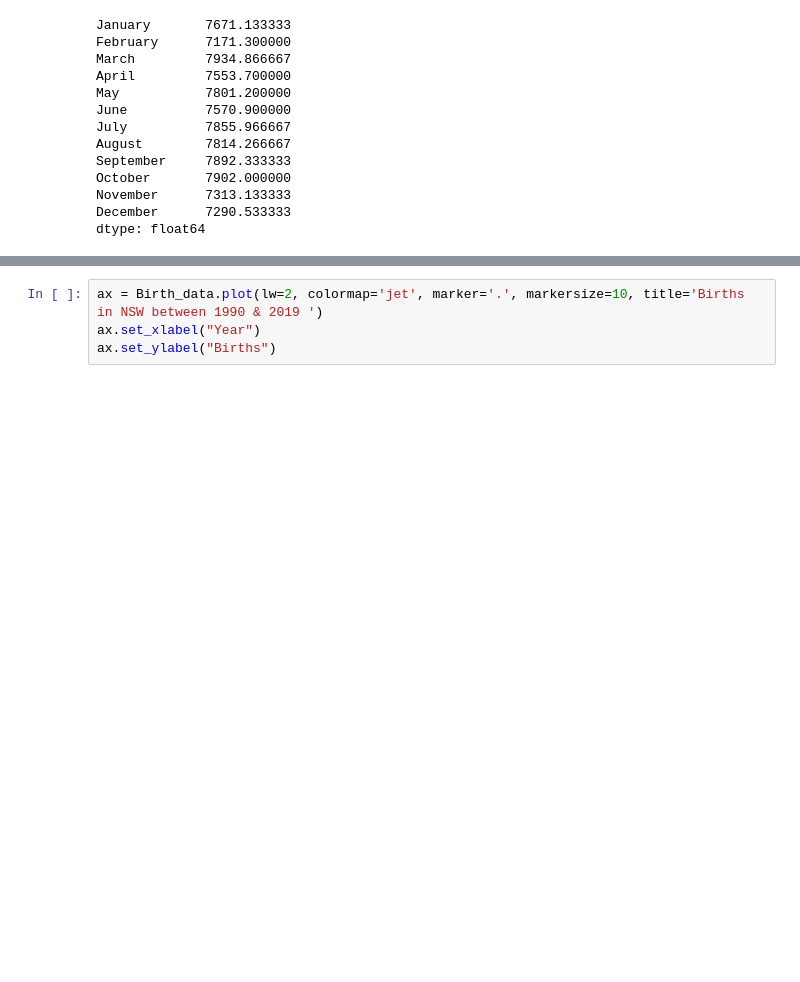
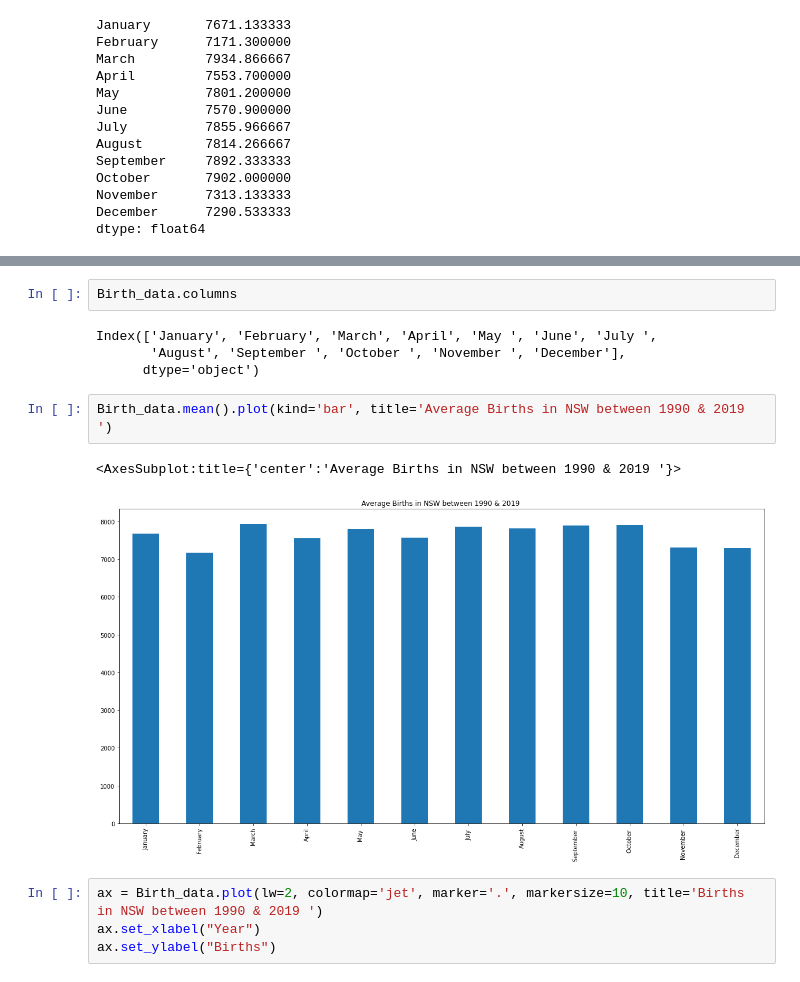
Before and after one commit to JordanLewisStudio/Data_project, a Jupyter notebook: data_project.ipynb, the cells around one changed output, grey strips where cells are left out. Cells and saved outputs as stored; diff of their text form; blank space fills up the shorter version.

```diff
--- a/data_project.ipynb
+++ b/data_project.ipynb
@@ -101,3 +146,14 @@ dtype: float64
+# %%
+Birth_data.columns
+# %% [output]
+Index(['January', 'February', 'March', 'April', 'May ', 'June', 'July ',
+       'August', 'September ', 'October ', 'November ', 'December'],
+      dtype='object')
+# %%
+Birth_data.mean().plot(kind='bar', title='Average Births in NSW between 1990 & 2019 ')
+# %% [output]
+<AxesSubplot:title={'center':'Average Births in NSW between 1990 & 2019 '}>
+[figure, added]
 # %%
 ax = Birth_data.plot(lw=2, colormap='jet', marker='.', markersize=10, title='Births in NSW between 1990 & 2019 ')
 ax.set_xlabel("Year")
```
Also changed, not shown: parts of 17 cells of this notebook, 2 other files.
